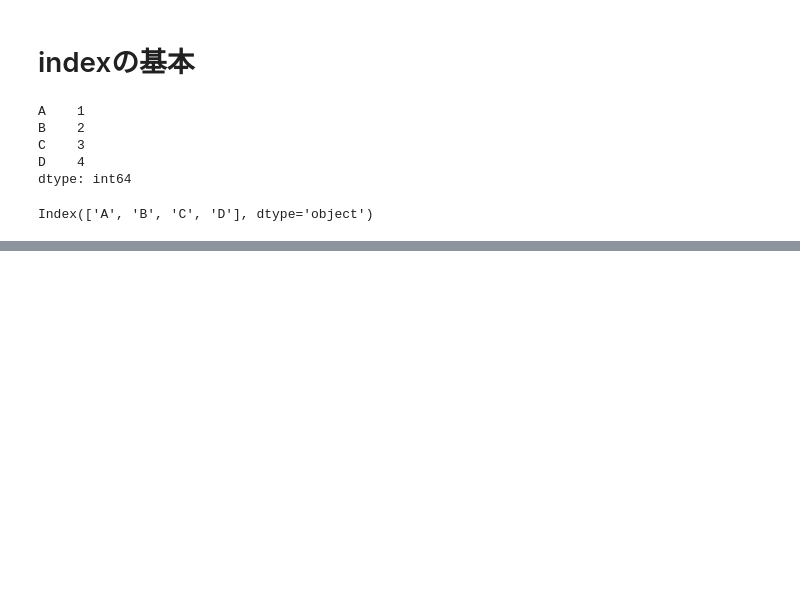
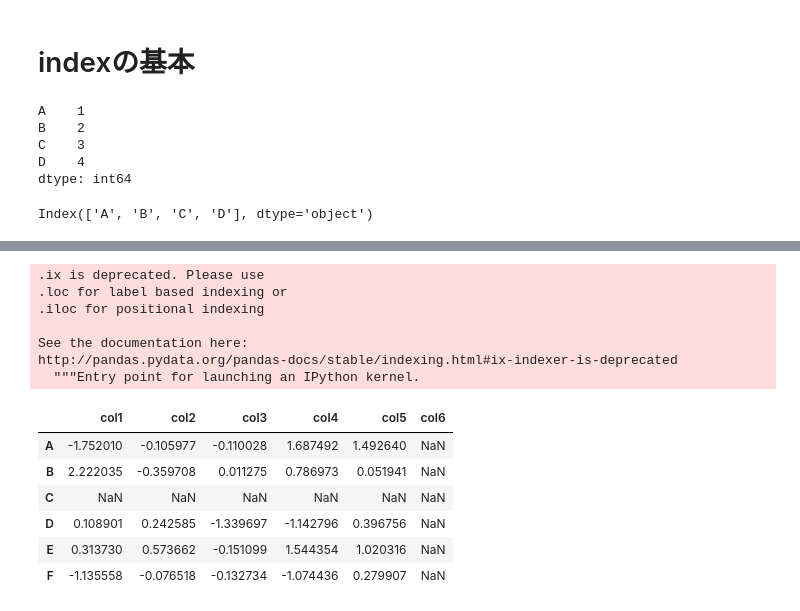
Before and after one commit to aki-06/Data_Science, a Jupyter notebook: 20180430_pandas.ipynb, the cells around one changed output, grey strips where cells are left out. Cells and saved outputs as stored; diff of their text form; code cells hidden in the pictures; blank space fills up the shorter version.

```diff
--- a/20180430_pandas.ipynb
+++ b/20180430_pandas.ipynb
@@ -239,0 +366,17 @@ Index(['A', 'B', 'C', 'D'], dtype='object')
+# %%
+dframe.ix[new_index, new_columns]
+# %% [output]
+.ix is deprecated. Please use
+.loc for label based indexing or
+.iloc for positional indexing
+
+See the documentation here:
+http://pandas.pydata.org/pandas-docs/stable/indexing.html#ix-indexer-is-deprecated
+  """Entry point for launching an IPython kernel.
+|  | col1 | col2 | col3 | col4 | col5 | col6 |
+| A | -1.752010 | -0.105977 | -0.110028 | 1.687492 | 1.492640 | NaN |
+| B | 2.222035 | -0.359708 | 0.011275 | 0.786973 | 0.051941 | NaN |
+| C | NaN | NaN | NaN | NaN | NaN | NaN |
+| D | 0.108901 | 0.242585 | -1.339697 | -1.142796 | 0.396756 | NaN |
+| E | 0.313730 | 0.573662 | -0.151099 | 1.544354 | 1.020316 | NaN |
+| F | -1.135558 | -0.076518 | -0.132734 | -1.074436 | 0.279907 | NaN |
```
Also changed, not shown: parts of 20 cells of this notebook.
